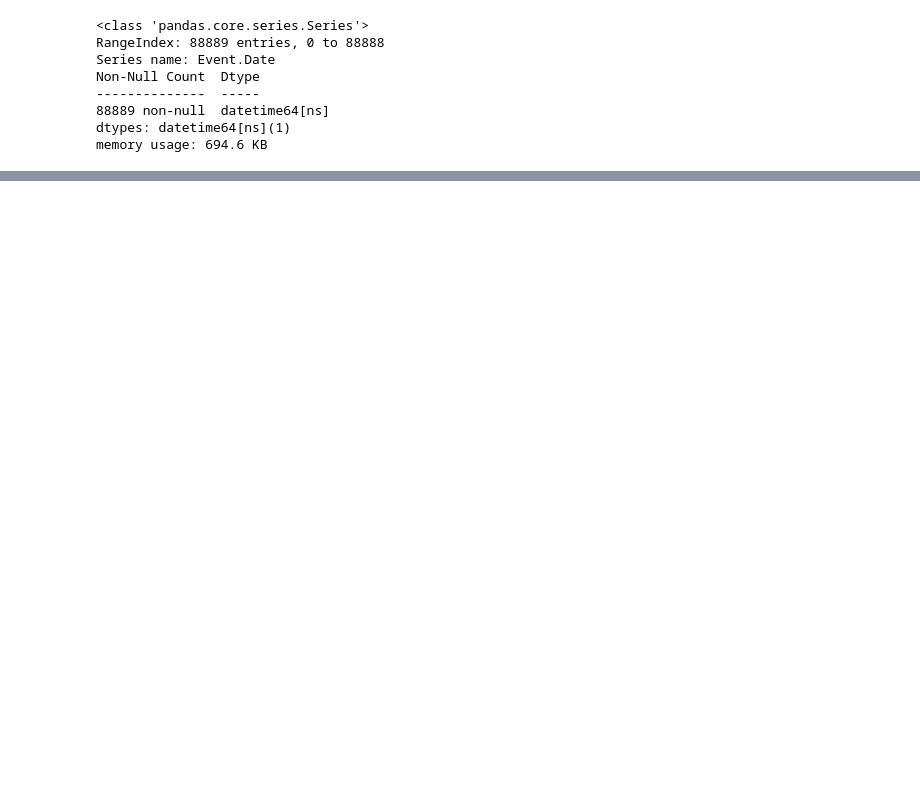
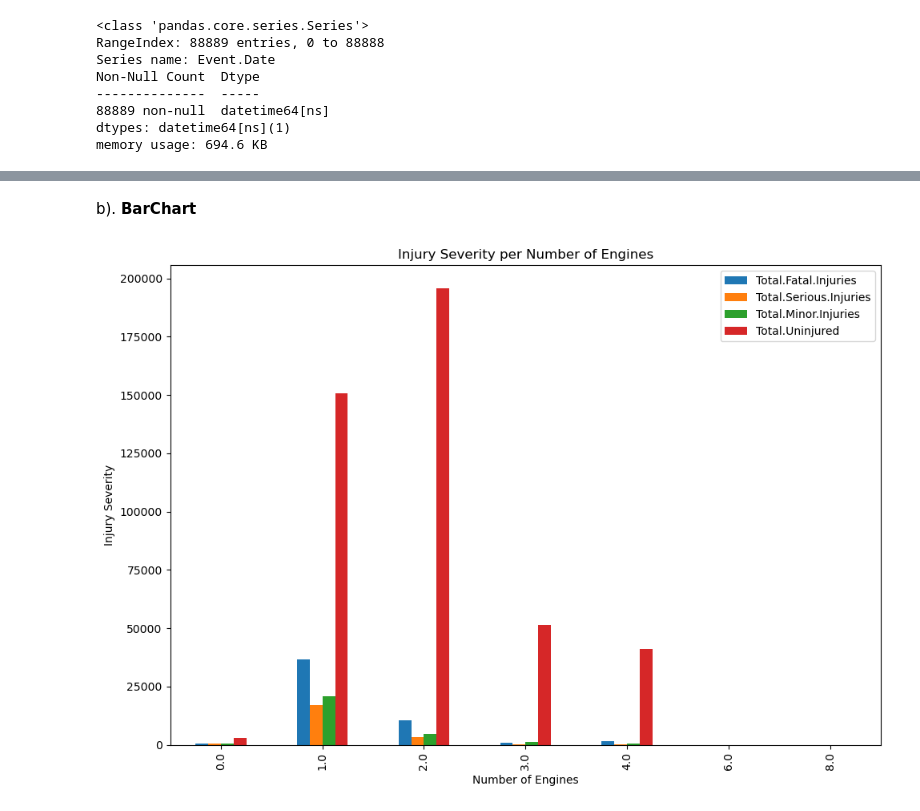
Before and after one commit to Sammy-751/DATA-SCIENCE-PH-01, a Jupyter notebook: Project Phase I .ipynb, the cells around one changed output, grey strips where cells are left out. Drawn from its saved outputs; the diff is of its cells as text; code cells hidden in the pictures; blank space fills up the shorter version.

```diff
--- a/Project Phase I .ipynb
+++ b/Project Phase I .ipynb
@@ -662,0 +666,14 @@ df.head()
+# %% [markdown]
+b). **BarChart**
+# %%
+#We're going to check how engine type correlaates to the injury metrics
+engtype_severity=df.groupby("Number.of.Engines")[["Total.Fatal.Injuries","Total.Serious.Injuries","Total.Minor.Injuries","Total.Uninjured"]].sum()
+ax = engtype_severity.plot(kind="bar", figsize=(10,7))
+plt.title("Injury Severity per Number of Engines")
+plt.xlabel("Number of Engines")
+plt.ylabel("Injury Severity")
+plt.tight_layout()
+plt.legend()
+plt.show()
+# %% [output]
+[figure, added]
```
Also changed, not shown: parts of 43 cells of this notebook.
